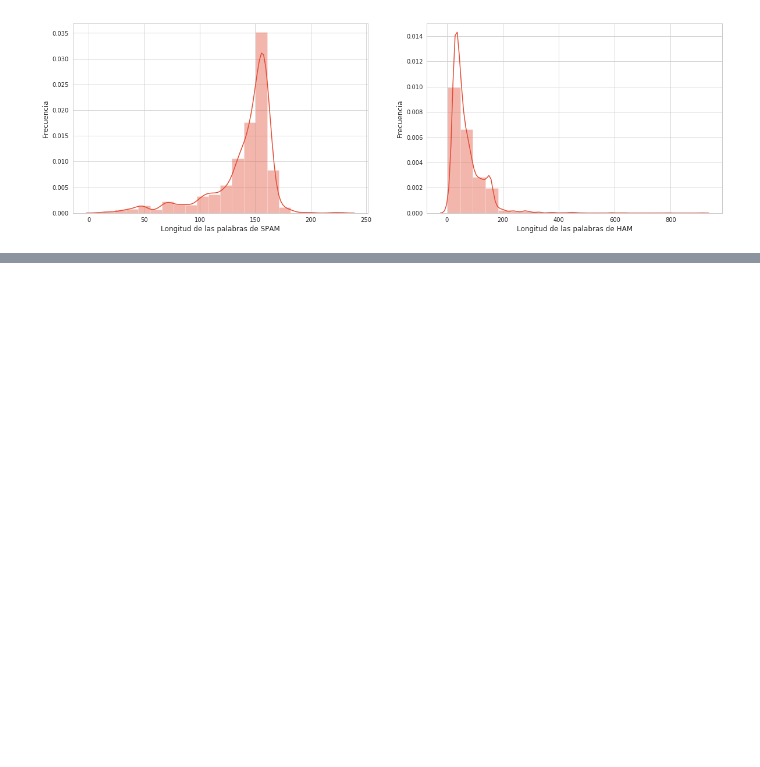
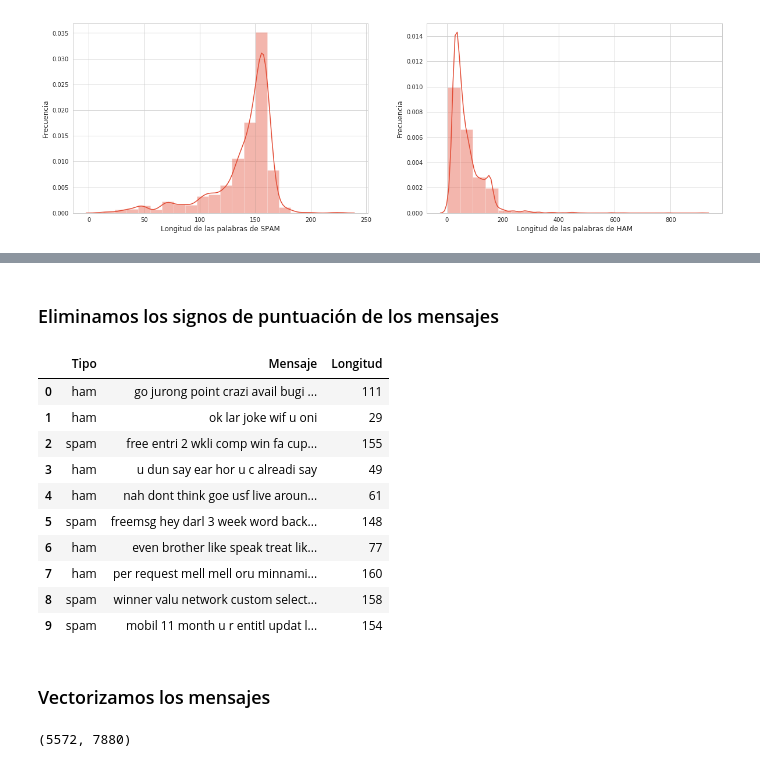
Before and after one commit to Dlumior/TA2_APLICA, a Jupyter notebook: TA/TA2_aplica.ipynb, the cells around one changed output, grey strips where cells are left out. Drawn from its saved outputs; the diff is of its cells as text; code cells hidden in the pictures; blank space fills up the shorter version.

```diff
--- a/TA/TA2_aplica.ipynb
+++ b/TA/TA2_aplica.ipynb
@@ -254,0 +266,37 @@ plt.show()
+# %% [markdown]
+### Eliminamos los signos de puntuación de los mensajes
+# %%
+from nltk.stem import SnowballStemmer
+stemmer = SnowballStemmer("english")
+
+def cleanText(message):
+
+    message = message.translate(str.maketrans('', '', string.punctuation))
+    words = [stemmer.stem(word) for word in message.split() if word.lower() not in stopwords.words("english")]
+
+    return " ".join(words)
+
+SMS["Mensaje"] = SMS["Mensaje"].apply(cleanText)
+# %%
+SMS.head(n = 10)
+# %% [output]
+|  | Tipo | Mensaje | Longitud |
+| 0 | ham | go jurong point crazi avail bugi ... | 111 |
+| 1 | ham | ok lar joke wif u oni | 29 |
+| 2 | spam | free entri 2 wkli comp win fa cup... | 155 |
+| 3 | ham | u dun say ear hor u c alreadi say | 49 |
+| 4 | ham | nah dont think goe usf live aroun... | 61 |
+| 5 | spam | freemsg hey darl 3 week word back... | 148 |
+| 6 | ham | even brother like speak treat lik... | 77 |
+| 7 | ham | per request mell mell oru minnami... | 160 |
+| 8 | spam | winner valu network custom select... | 158 |
+| 9 | spam | mobil 11 month u r entitl updat l... | 154 |
+# %% [markdown]
+### Vectorizamos los mensajes
+# %%
+from sklearn.feature_extraction.text import TfidfVectorizer
+vec = TfidfVectorizer(encoding = "latin-1", strip_accents = "unicode", stop_words = "english")
+features = vec.fit_transform(SMS["Mensaje"])
+print(features.shape)
+# %% [output]
+(5572, 7880)
```
Also changed, not shown: parts of 33 cells of this notebook.
